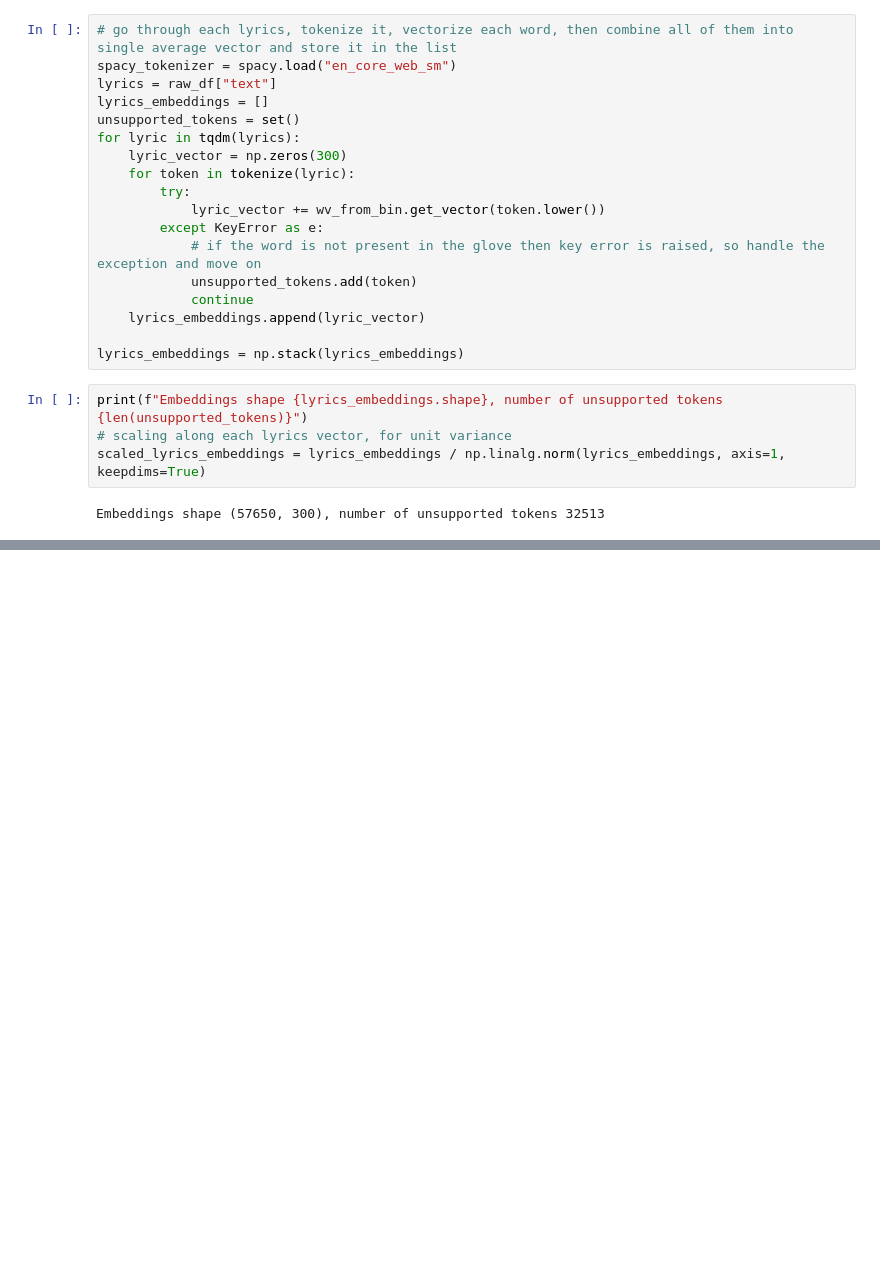
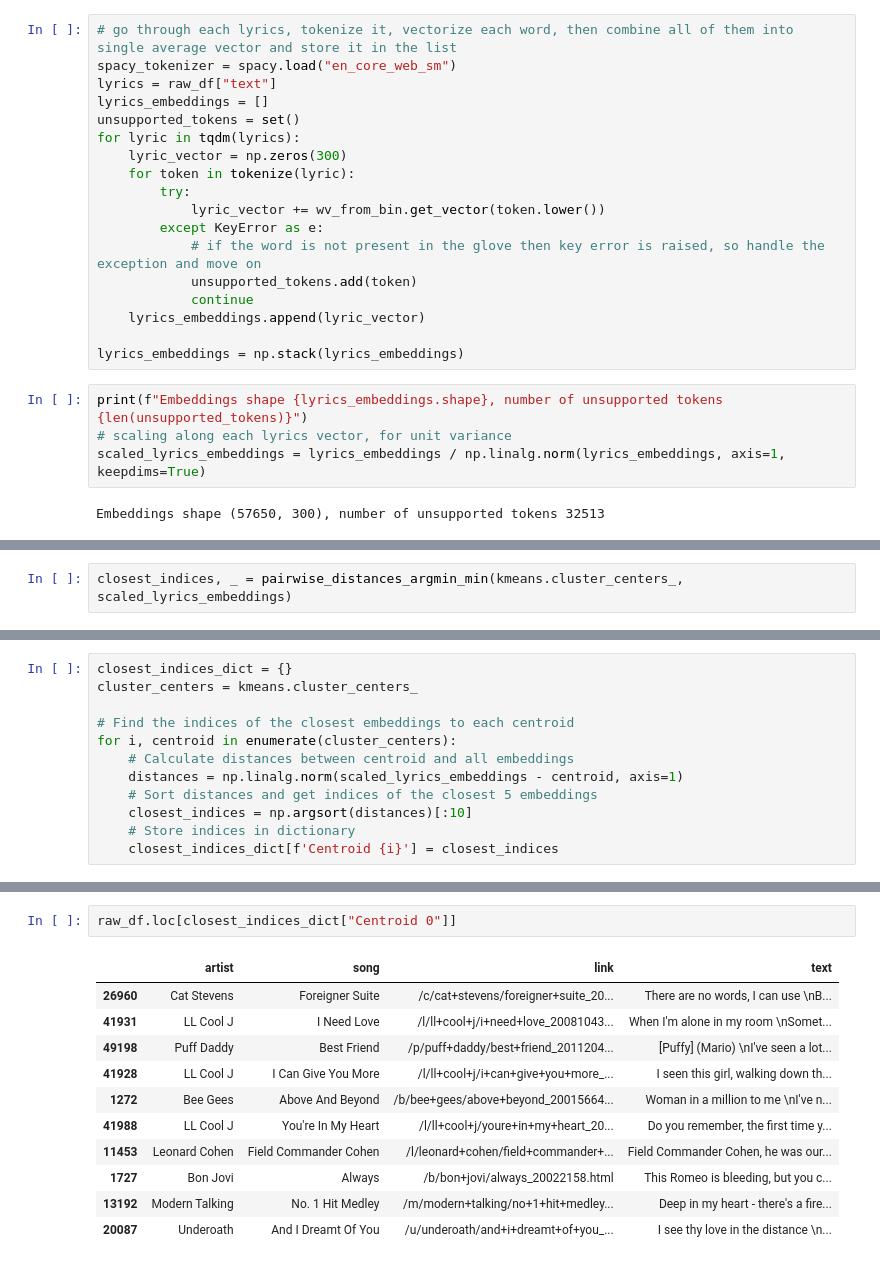
Before and after one commit to Gojo1729/AS2024, a Jupyter notebook: code/sentiment_classifier/classifier.ipynb, the cells around one changed output, grey strips where cells are left out. Cells and saved outputs as stored; diff of their text form; blank space fills up the shorter version.

```diff
--- a/code/sentiment_classifier/classifier.ipynb
+++ b/code/sentiment_classifier/classifier.ipynb
@@ -96,0 +142,2 @@ Embeddings shape (57650, 300), number of unsupported tokens 32513
+# %%
+closest_indices, _ = pairwise_distances_argmin_min(kmeans.cluster_centers_, scaled_lyrics_embeddings)
@@ -96,0 +166,12 @@ Embeddings shape (57650, 300), number of unsupported tokens 32513
+# %%
+closest_indices_dict = {}
+cluster_centers = kmeans.cluster_centers_
+
+# Find the indices of the closest embeddings to each centroid
+for i, centroid in enumerate(cluster_centers):
+    # Calculate distances between centroid and all embeddings
+    distances = np.linalg.norm(scaled_lyrics_embeddings - centroid, axis=1)
+    # Sort distances and get indices of the closest 5 embeddings
+    closest_indices = np.argsort(distances)[:10]
+    # Store indices in dictionary
+    closest_indices_dict[f'Centroid {i}'] = closest_indices
@@ -96,0 +191,14 @@ Embeddings shape (57650, 300), number of unsupported tokens 32513
+# %%
+raw_df.loc[closest_indices_dict["Centroid 0"]]
+# %% [output]
+|  | artist | song | link | text |
+| 26960 | Cat Stevens | Foreigner Suite | /c/cat+stevens/foreigner+suite_20... | There are no words, I can use \nB... |
+| 41931 | LL Cool J | I Need Love | /l/ll+cool+j/i+need+love_20081043... | When I'm alone in my room \nSomet... |
+| 49198 | Puff Daddy | Best Friend | /p/puff+daddy/best+friend_2011204... | [Puffy] (Mario) \nI've seen a lot... |
+| 41928 | LL Cool J | I Can Give You More | /l/ll+cool+j/i+can+give+you+more_... | I seen this girl, walking down th... |
+| 1272 | Bee Gees | Above And Beyond | /b/bee+gees/above+beyond_20015664... | Woman in a million to me \nI've n... |
+| 41988 | LL Cool J | You're In My Heart | /l/ll+cool+j/youre+in+my+heart_20... | Do you remember, the first time y... |
+| 11453 | Leonard Cohen | Field Commander Cohen | /l/leonard+cohen/field+commander+... | Field Commander Cohen, he was our... |
+| 1727 | Bon Jovi | Always | /b/bon+jovi/always_20022158.html | This Romeo is bleeding, but you c... |
+| 13192 | Modern Talking | No. 1 Hit Medley | /m/modern+talking/no+1+hit+medley... | Deep in my heart - there's a fire... |
+| 20087 | Underoath | And I Dreamt Of You | /u/underoath/and+i+dreamt+of+you_... | I see thy love in the distance \n... |
```
Also changed, not shown: parts of 17 cells of this notebook.
